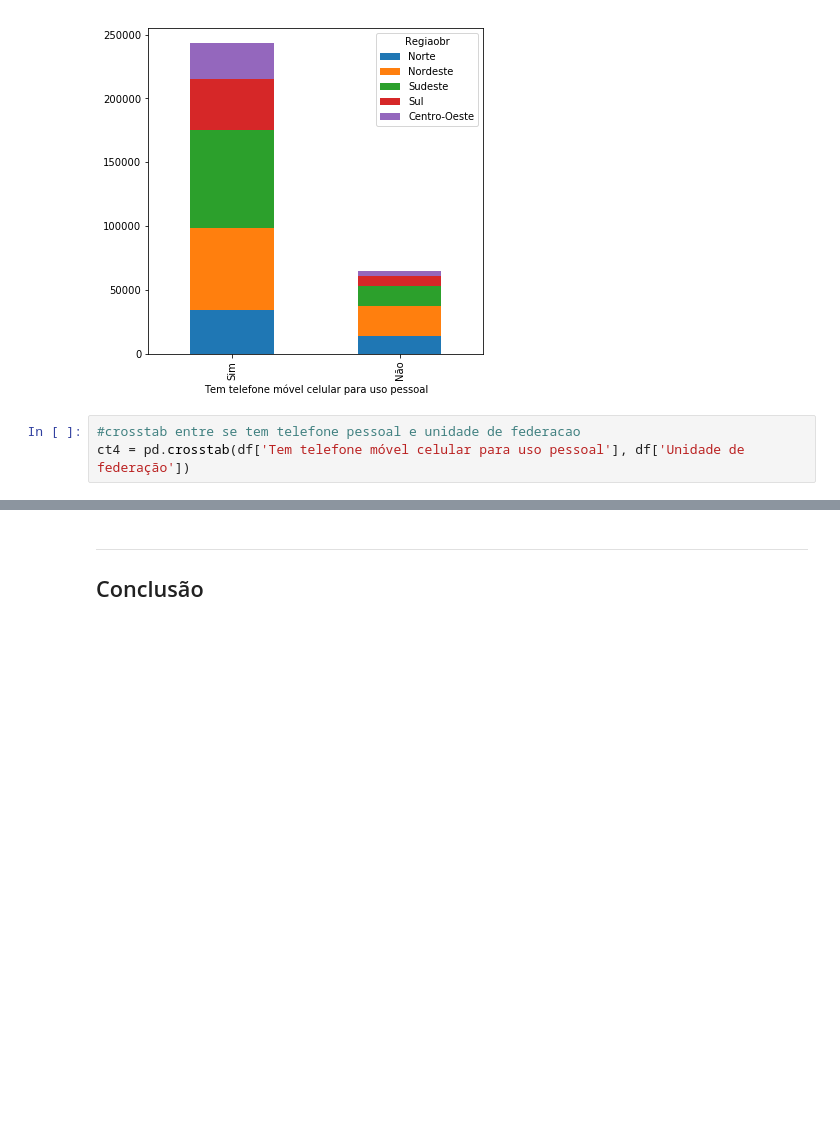
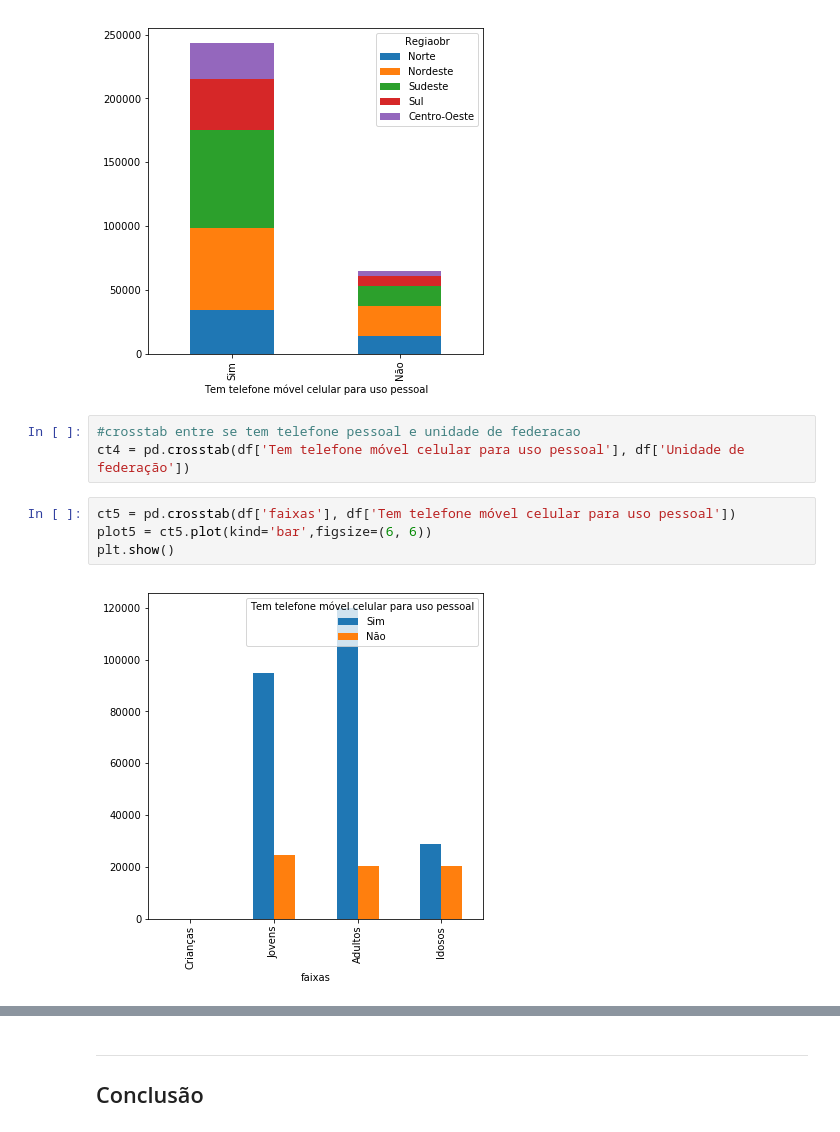
Before and after one commit to carlakim/DPCD, a Jupyter notebook: Projeto1 - entrega 2.ipynb, the cells around one changed output, grey strips where cells are left out. Saved outputs shown, nothing was run; the diff lists cells and outputs as text; blank space fills up the shorter version.

```diff
--- a/Projeto1 - entrega 2.ipynb
+++ b/Projeto1 - entrega 2.ipynb
@@ -192,3 +192,9 @@ plt.show()
 # %%
 #crosstab entre se tem telefone pessoal e unidade de federacao
 ct4 = pd.crosstab(df['Tem telefone móvel celular para uso pessoal'], df['Unidade de federação'])
+# %%
+ct5 = pd.crosstab(df['faixas'], df['Tem telefone móvel celular para uso pessoal'])
+plot5 = ct5.plot(kind='bar',figsize=(6, 6))
+plt.show()
+# %% [output]
+[figure, added]
```
Also changed, not shown: parts of 1 cell of this notebook.
